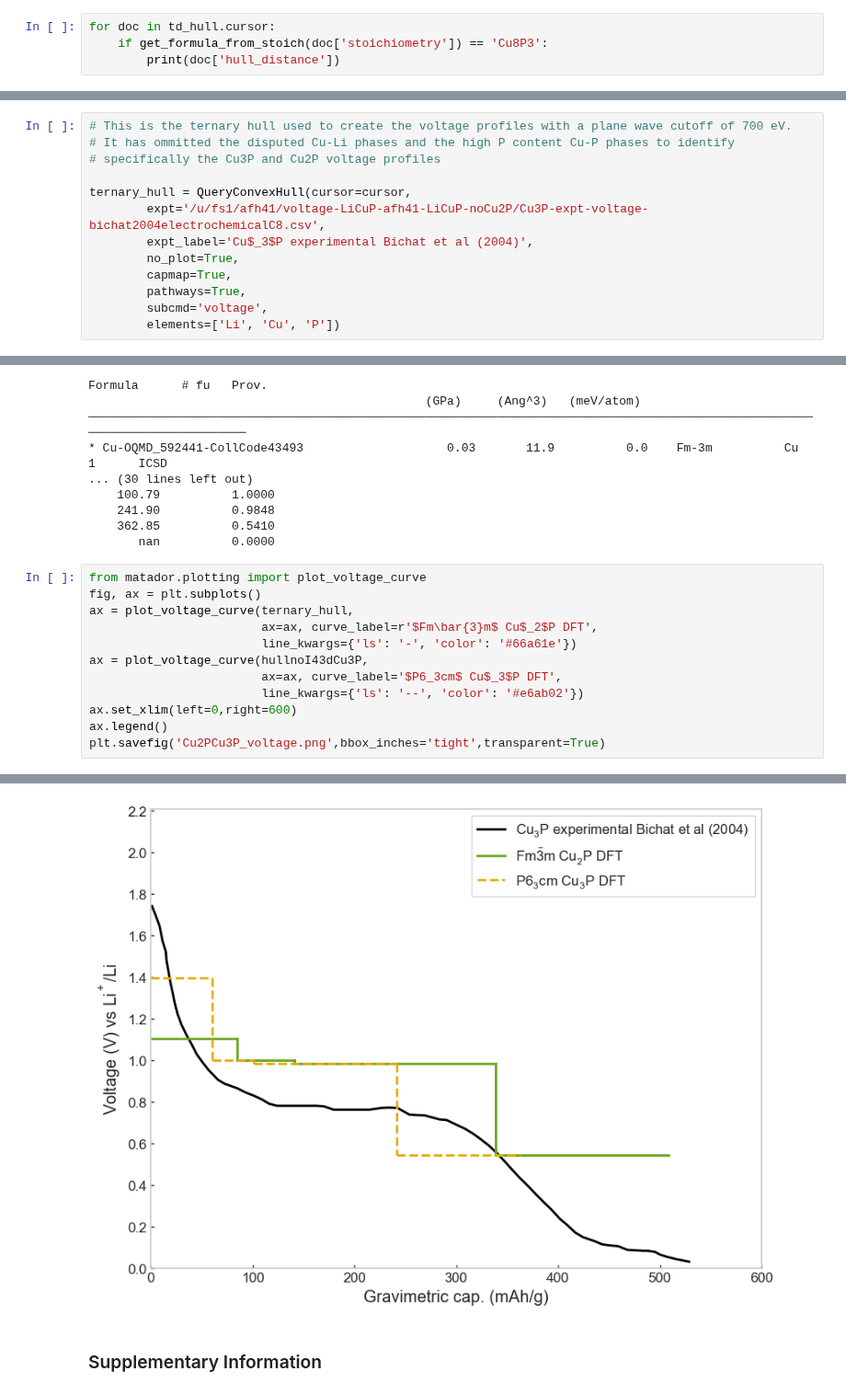
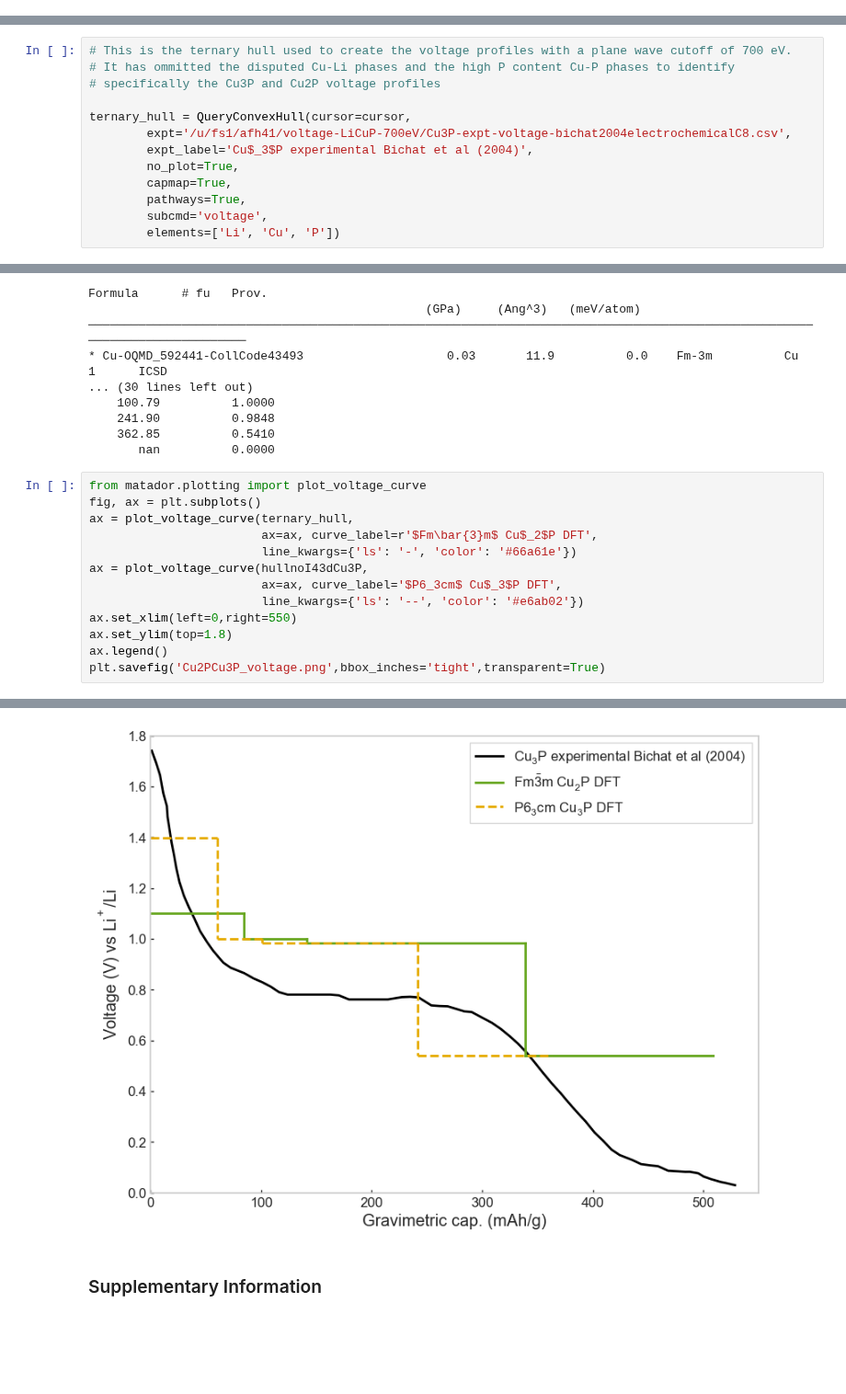
Before and after one commit to harpaf13/data.copper-phosphides, a Jupyter notebook: CuP_results.ipynb, the cells around one changed output, grey strips where cells are left out. Shown at 92% size. Saved outputs shown, nothing was run; the diff lists cells and outputs as text; blank space fills up the shorter version.

```diff
--- a/CuP_results.ipynb
+++ b/CuP_results.ipynb
@@ -236,5 +234 @@ Wrote CuPtemperature_hull.png
 [figure]
-# %%
-for doc in td_hull.cursor:
-    if get_formula_from_stoich(doc['stoichiometry']) == 'Cu8P3':
-        print(doc['hull_distance'])
@@ -253,7 +245,7 @@ if failures:
 # specifically the Cu3P and Cu2P voltage profiles
 
 ternary_hull = QueryConvexHull(cursor=cursor,
-        expt='/u/fs1/afh41/voltage-LiCuP-afh41-LiCuP-noCu2P/Cu3P-expt-voltage-bichat2004electrochemicalC8.csv',
+        expt='/u/fs1/afh41/voltage-LiCuP-700eV/Cu3P-expt-voltage-bichat2004electrochemicalC8.csv',
         expt_label='Cu$_3$P experimental Bichat et al (2004)',
         no_plot=True,
         capmap=True,
@@ -308,19 +300,20 @@ Something fishy with height above plane, returning 0...
 # %%
 from matador.plotting import plot_voltage_curve
 fig, ax = plt.subplots()
 ax = plot_voltage_curve(ternary_hull,
                         ax=ax, curve_label=r'$Fm\bar{3}m$ Cu$_2$P DFT',
                         line_kwargs={'ls': '-', 'color': '#66a61e'})
 ax = plot_voltage_curve(hullnoI43dCu3P,
                         ax=ax, curve_label='$P6_3cm$ Cu$_3$P DFT',
                         line_kwargs={'ls': '--', 'color': '#e6ab02'})
-ax.set_xlim(left=0,right=600)
+ax.set_xlim(left=0,right=550)
+ax.set_ylim(top=1.8)
 ax.legend()
 plt.savefig('Cu2PCu3P_voltage.png',bbox_inches='tight',transparent=True)
 # %% [output]
 Using config from /u/fs1/afh41/.matadorrc
 Using config from /u/fs1/afh41/.matadorrc
-[figure, old version]
+[figure, new version]
 # %% [markdown]
 ### Supplementary Information
 # %% [markdown]
```
Also changed, not shown: parts of 6 cells of this notebook.
